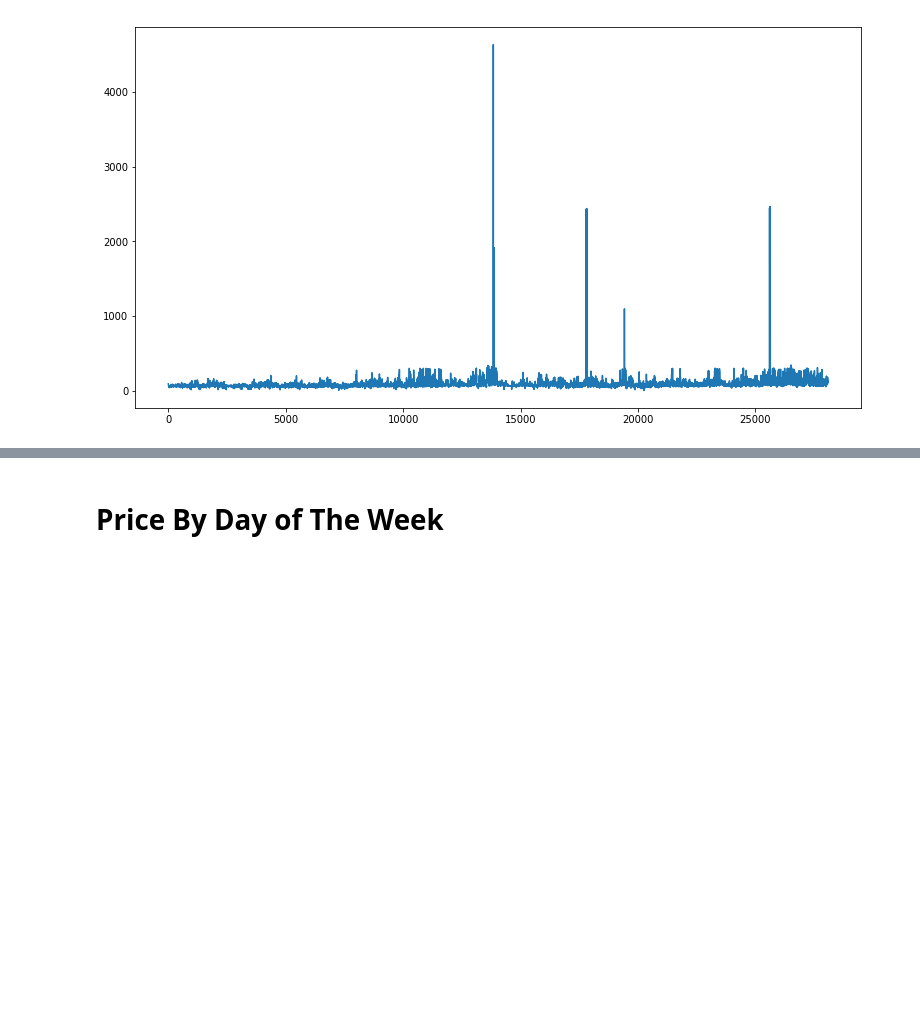
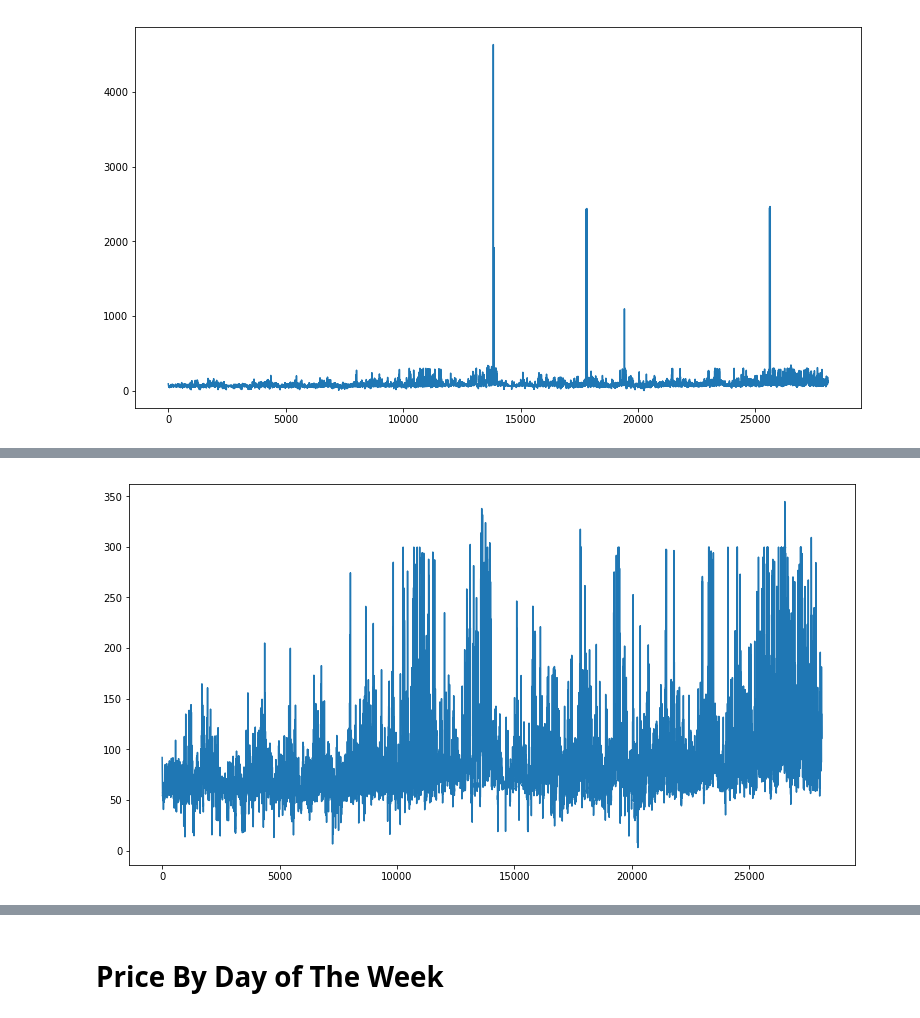
Before and after one commit to DonaldTurton/AT2_Advanced_Data_Algorithms, a Jupyter notebook: EDA_EnergyData.ipynb, the cells around one changed output, grey strips where cells are left out. Cells and saved outputs as stored; diff of their text form; code cells hidden in the pictures; blank space fills up the shorter version.

```diff
--- a/EDA_EnergyData.ipynb
+++ b/EDA_EnergyData.ipynb
@@ -141 +167,9 @@ plt.show()
+# %%
+#Plot trend
+Price = data["RRP"].values
+plt.figure(figsize=(13,7))
+plt.plot(Price)
+plt.show()
+# %% [output]
+[figure, added]
 # %%
```
Also changed, not shown: parts of 4 cells of this notebook.
